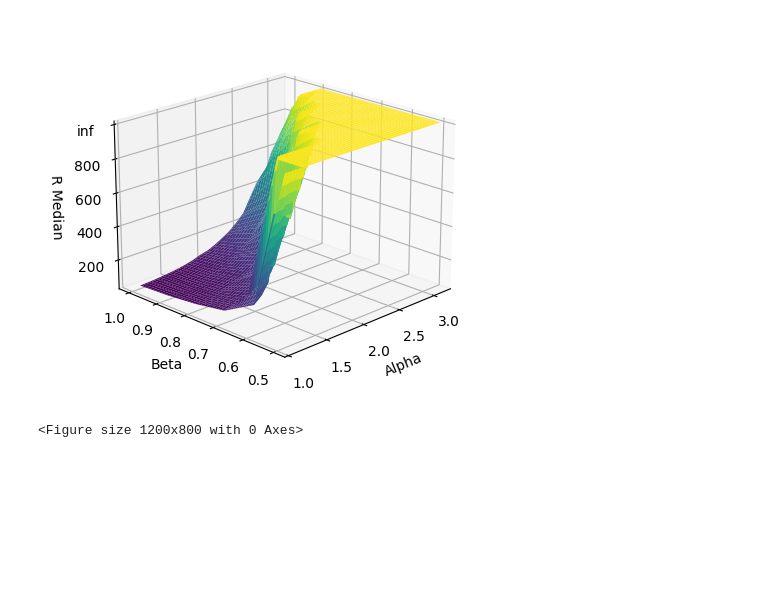
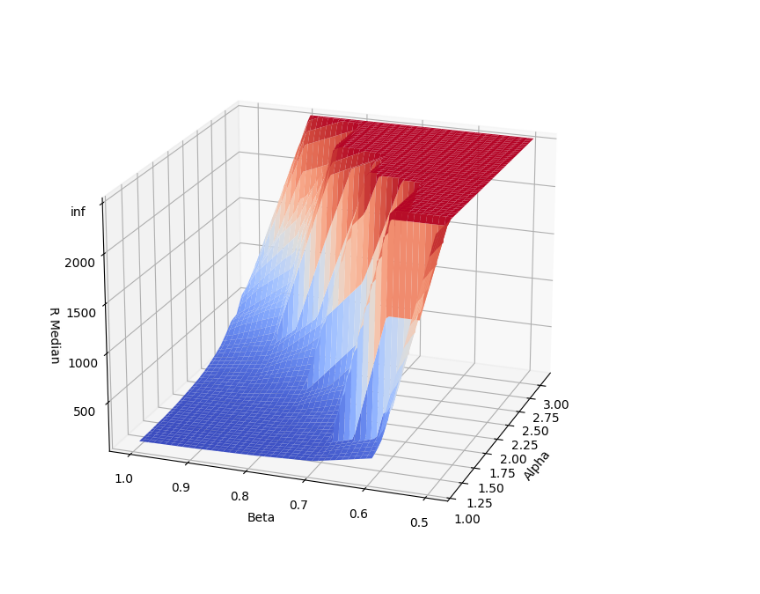
Before and after one commit to compilerbeats/covid19-sir-simulation, a Jupyter notebook: covid19-sir-simulation-3d-visualization.ipynb, the cells around one changed output. Drawn from its saved outputs; the diff is of its cells as text; code cells hidden in the pictures; blank space fills up the shorter version.

```diff
--- a/covid19-sir-simulation-3d-visualization.ipynb
+++ b/covid19-sir-simulation-3d-visualization.ipynb
@@ -3,49 +3,51 @@ from matplotlib.ticker import FuncFormatter
 import pandas as pd
 import numpy as np
 import matplotlib.pyplot as plt
-from mpl_toolkits.mplot3d import Axes3D
 from scipy.interpolate import LinearNDInterpolator
+import datetime
 
 # Reading the data from the file
 df = pd.read_csv('covid19-sir-simulation-results-final.csv', sep=';')
 
 # Replacing 'inf' values in 'r_median' column with 1000
-df['r_median'] = df['r_median'].replace(np.inf, 1000)
+df['r_median'] = df['r_median'].replace(np.inf, 2500)
 
 # Creating grid values for interpolation
 xi = np.linspace(df['alpha'].min(), df['alpha'].max(), 100)
 yi = np.linspace(df['beta'].min(), df['beta'].max(), 100)  # Inverting the y-axis
 xi, yi = np.meshgrid(xi, yi)
 
 # Linear interpolation
 linear_interp = LinearNDInterpolator(list(zip(df['alpha'], df['beta'])), df['r_median'])
 zi_linear = linear_interp(xi, yi)
 
 # Creating a 3D surface plot with linear interpolation
-fig = plt.figure()
+fig = plt.figure(figsize=(12, 8))
 ax = fig.add_subplot(111, projection='3d')
-ax.plot_surface(xi, yi, zi_linear, cmap='viridis')
-
-plt.figure(figsize=(12, 8))
+ax.plot_surface(xi, yi, zi_linear, cmap='coolwarm')
 
 ax.set_xlabel('Alpha')
 ax.set_ylabel('Beta')
 ax.set_zlabel('R Median')
 
 # Inverting the y-axis
 # ax.set_ylim([df['beta'].max(), df['beta'].min()])
 
 def format_z_tick(val, pos):
-    return 'inf' if val == 1000 else int(val)
+    return 'inf' if val == 2500 else int(val)
 ax.zaxis.set_major_formatter(FuncFormatter(format_z_tick))
 
 # Adjusting the view angle for desired perspective
-ax.view_init(elev=20, azim=225)
+ax.view_init(elev=20, azim=200)
 
 # Setting the limits for the x-axis
 ax.set_xlim([1.0, df['alpha'].max()])
 
+current_datetime = datetime.datetime.now()
+formatted_datetime = current_datetime.strftime("%Y-%m-%d-%H-%M-%S")
+
+plt.savefig("covid19-sir-simulation-3d-visualization-" + formatted_datetime)
+
 plt.show()
 # %% [output]
-[figure, old version]
+[figure, new version]
-<Figure size 1200x800 with 0 Axes>
```
Also changed, not shown: 5 other files.
